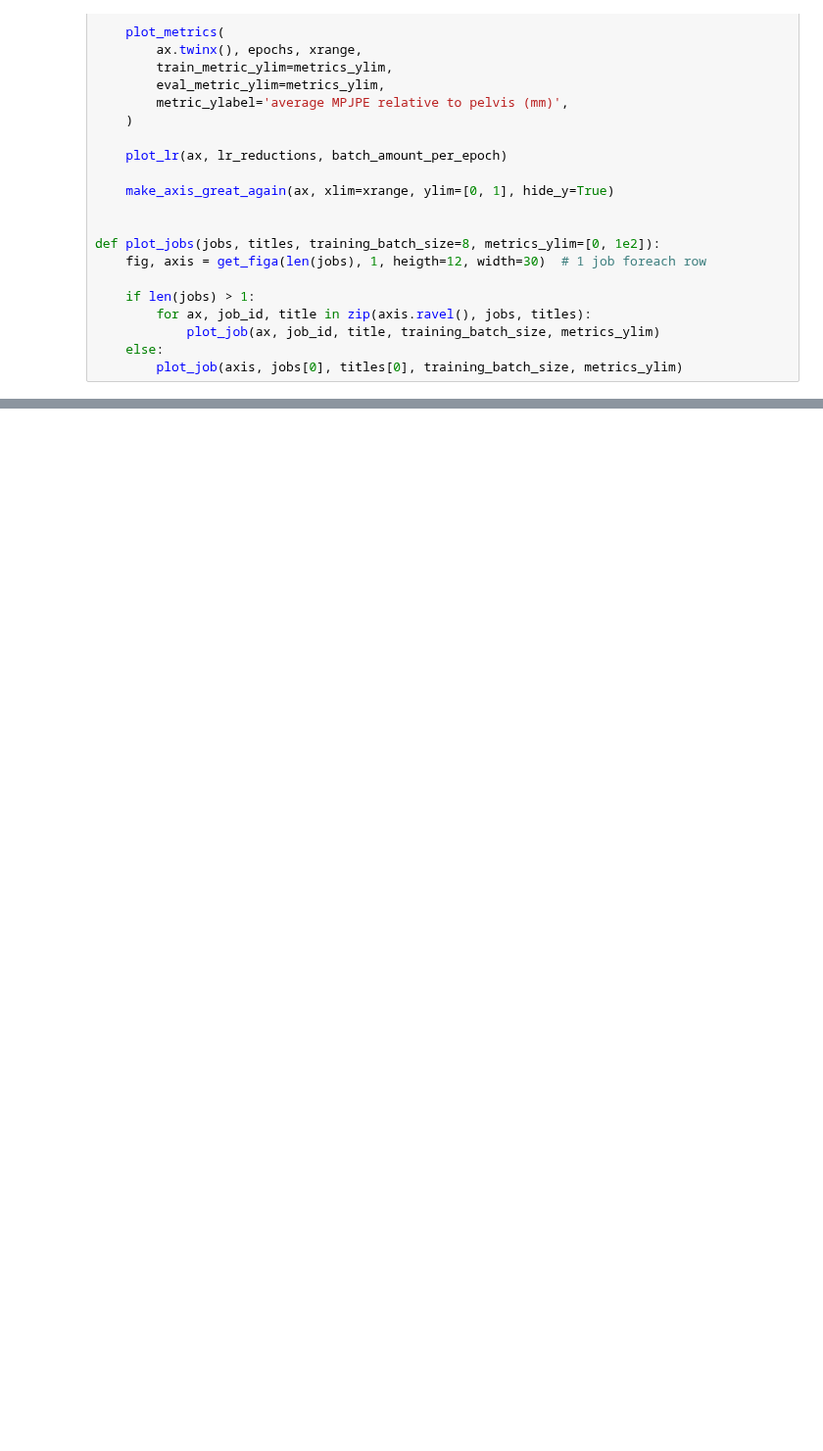
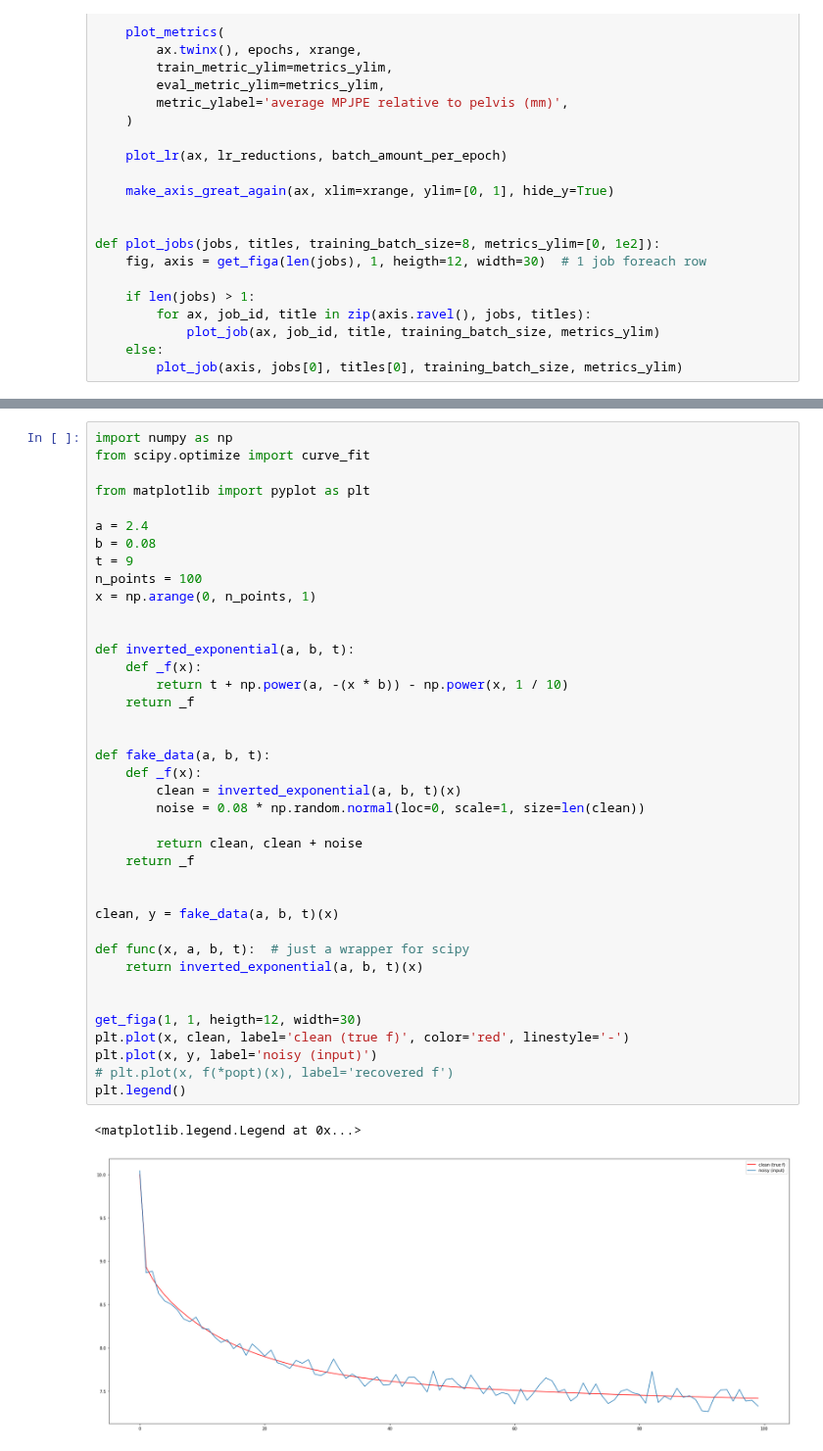
Before and after one commit to karfly/learnable-triangulation-pytorch, a Jupyter notebook: tom.ipynb, the cells around one changed output, grey strips where cells are left out. Shown at 98% size. Drawn from its saved outputs; the diff is of its cells as text; blank space fills up the shorter version.

Commit message:
inverted exp

```diff
--- a/tom.ipynb
+++ b/tom.ipynb
@@ -93,0 +99,42 @@ plot_jobs(jobs[0], jobs[1], metrics_ylim=[0, 8e2])  # .png
+# %%
+import numpy as np
+from scipy.optimize import curve_fit
+
+from matplotlib import pyplot as plt
+
+a = 2.4
+b = 0.08
+t = 9
+n_points = 100
+x = np.arange(0, n_points, 1)
+
+
+def inverted_exponential(a, b, t):
+    def _f(x):
+        return t + np.power(a, -(x * b)) - np.power(x, 1 / 10)
+    return _f
+
+
+def fake_data(a, b, t):
+    def _f(x):
+        clean = inverted_exponential(a, b, t)(x)
+        noise = 0.08 * np.random.normal(loc=0, scale=1, size=len(clean))
+
+        return clean, clean + noise
+    return _f
+
+
+clean, y = fake_data(a, b, t)(x)
+
+def func(x, a, b, t):  # just a wrapper for scipy
+    return inverted_exponential(a, b, t)(x)
+
+
+get_figa(1, 1, heigth=12, width=30)
+plt.plot(x, clean, label='clean (true f)', color='red', linestyle='-')
+plt.plot(x, y, label='noisy (input)')
+# plt.plot(x, f(*popt)(x), label='recovered f')
+plt.legend()
+# %% [output]
+<matplotlib.legend.Legend at 0x...>
+[figure, added]
```
Also changed, not shown: parts of 1 cell of this notebook, 2 other files.
